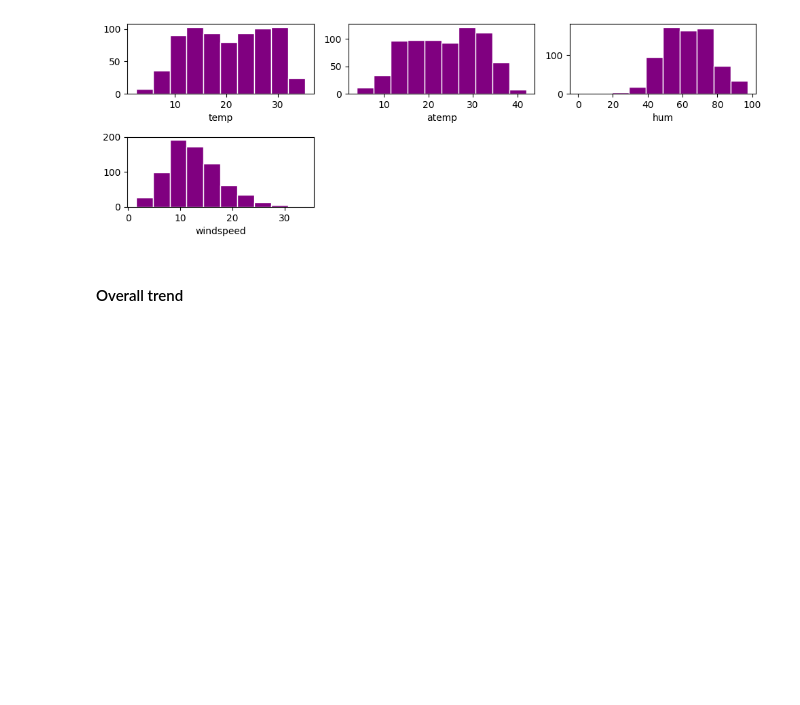
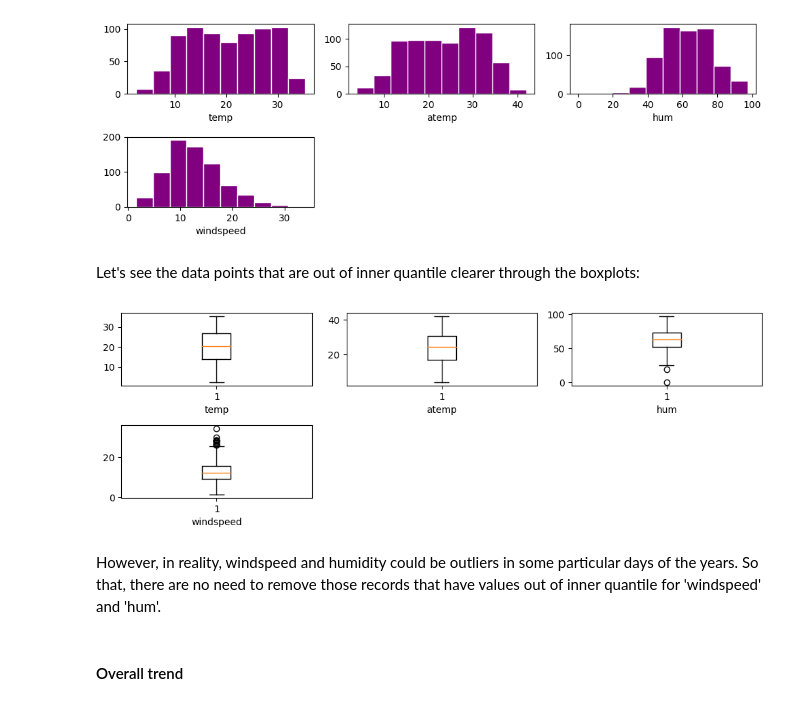
Before and after one commit to 1darknight/Bikeshares-LinReg, a Jupyter notebook: Bikeshare - Python code.ipynb, the cells around one changed output. Cells and saved outputs as stored; diff of their text form; code cells hidden in the pictures; blank space fills up the shorter version.

```diff
--- a/Bikeshare - Python code.ipynb
+++ b/Bikeshare - Python code.ipynb
@@ -167,6 +167,27 @@ for i in columns:
 plt.show()
 # %% [output]
 [figure]
+# %% [markdown]
+Let's see the data points that are out of inner quantile clearer through the boxplots:
+# %%
+plt.figure(figsize = (10,8))
+
+n = 1
+columns = ['temp', 'atemp', 'hum', 'windspeed']
+for i in columns:
+    if n<=len(columns):
+        plt.subplot(5, 3, n)
+        plt.boxplot(x=i, data = df)
+        plt.xlabel(i)
+        plt.tight_layout()
+        n+=1
+    else:
+        break
+plt.show()
+# %% [output]
+[figure, added]
+# %% [markdown]
+However, in reality, windspeed and humidity could be outliers in some particular days of the years. So that, there are no need to remove those records that have values out of inner quantile for 'windspeed' and 'hum'.
 # %% [markdown]
 #### Overall trend
 # %% [markdown]
```
Also changed, not shown: parts of 1 cell of this notebook.
